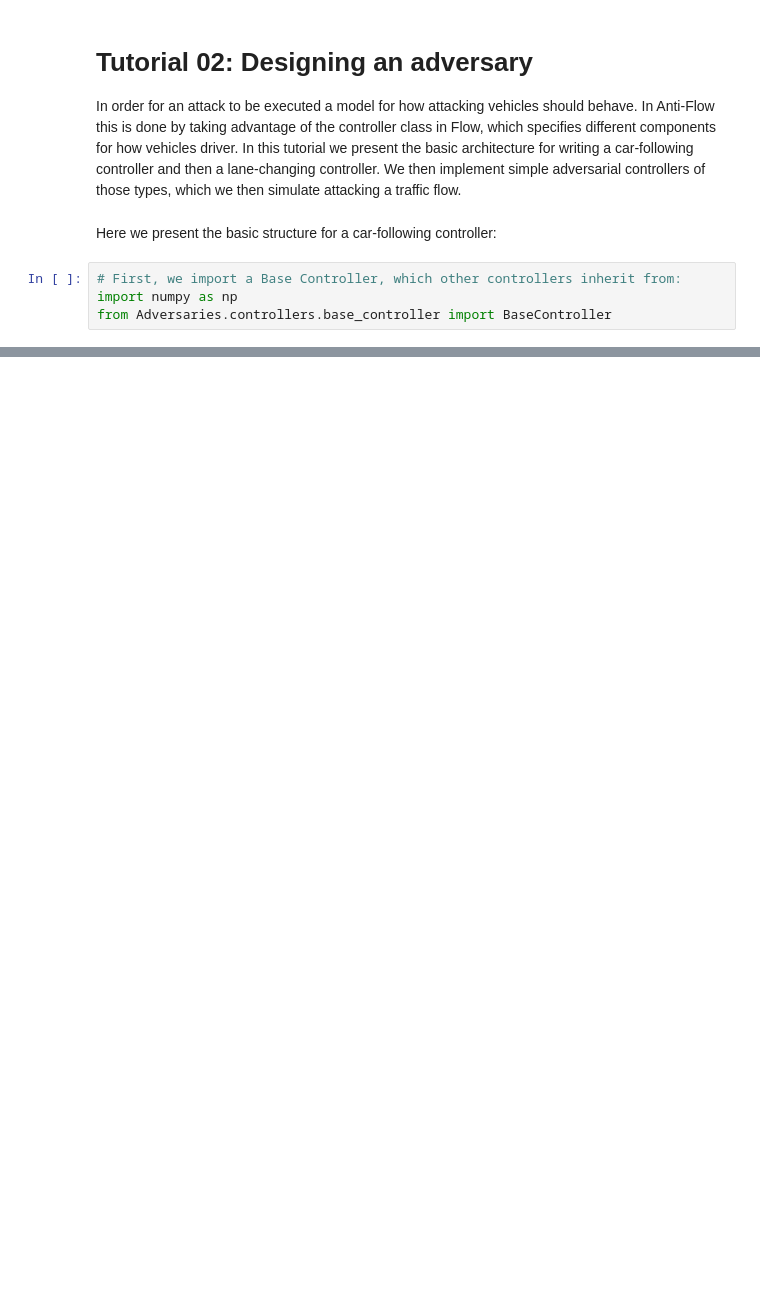
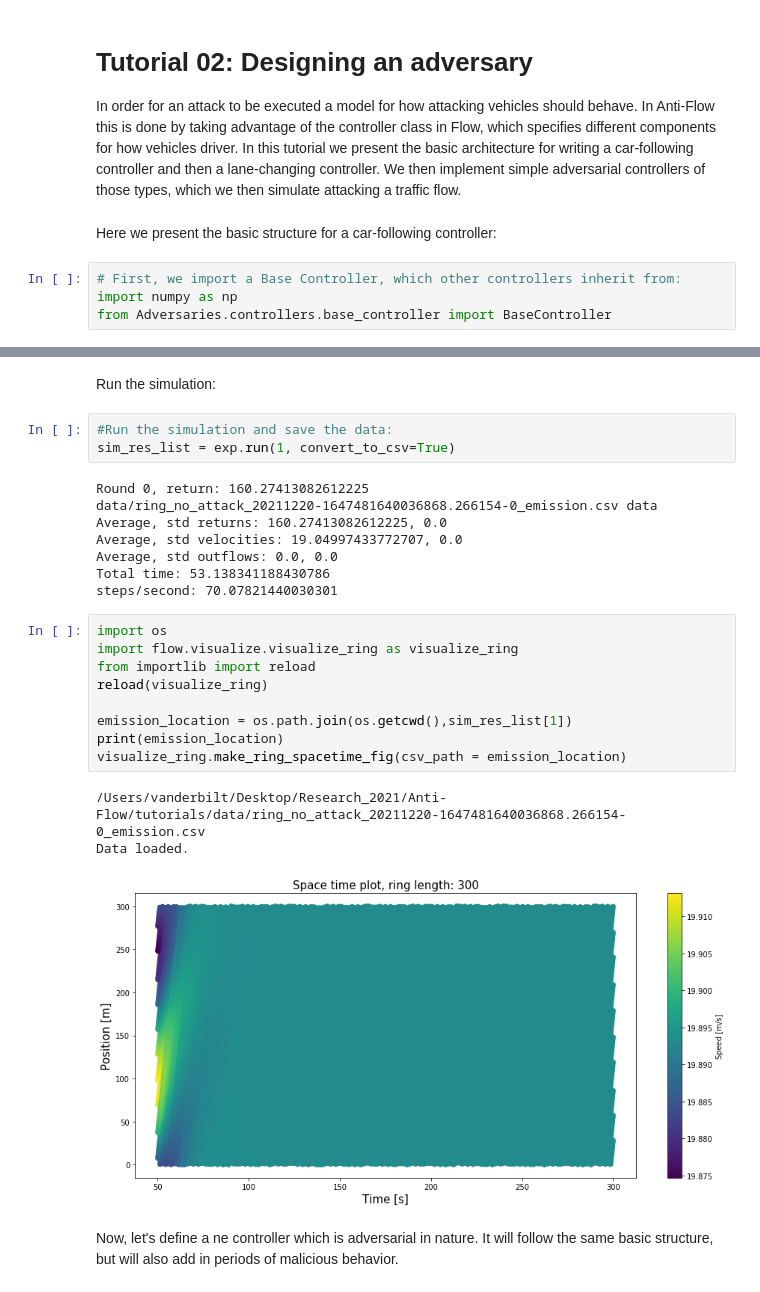
Before and after one commit to georgegunter/Anti-Flow, a Jupyter notebook: tutorials/tutorial02_design_an_adversary.ipynb, the cells around one changed output, grey strips where cells are left out. Saved outputs shown, nothing was run; the diff lists cells and outputs as text; blank space fills up the shorter version.

Commit message:
clean up readmes, and worked on tutorials

```diff
--- a/tutorials/tutorial02_design_an_adversary.ipynb
+++ b/tutorials/tutorial02_design_an_adversary.ipynb
@@ -13,3 +140,31 @@ Let's start with a car-following controller. These dictate how a car moves later
+# %% [markdown]
+Run the simulation:
+# %%
+#Run the simulation and save the data:
+sim_res_list = exp.run(1, convert_to_csv=True)
+# %% [output]
+Round 0, return: 160.27413082612225
+data/ring_no_attack_20211220-1647481640036868.266154-0_emission.csv data
+Average, std returns: 160.27413082612225, 0.0
+Average, std velocities: 19.04997433772707, 0.0
+Average, std outflows: 0.0, 0.0
+Total time: 53.138341188430786
+steps/second: 70.07821440030301
+# %%
+import os
+import flow.visualize.visualize_ring as visualize_ring
+from importlib import reload
+reload(visualize_ring)
+
+emission_location = os.path.join(os.getcwd(),sim_res_list[1])
+print(emission_location)
+visualize_ring.make_ring_spacetime_fig(csv_path = emission_location)
+# %% [output]
+/Users/vanderbilt/Desktop/Research_2021/Anti-Flow/tutorials/data/ring_no_attack_20211220-1647481640036868.266154-0_emission.csv
+Data loaded.
+[figure, added]
+# %% [markdown]
+Now, let's define a ne controller which is adversarial in nature. It will follow the same basic structure, but will also add in periods of malicious behavior.
 # %%
 class cfm_non_adversarial(BaseController):
     def __init__(self,
```
Also changed, not shown: parts of 7 cells of this notebook, 4 other files.
